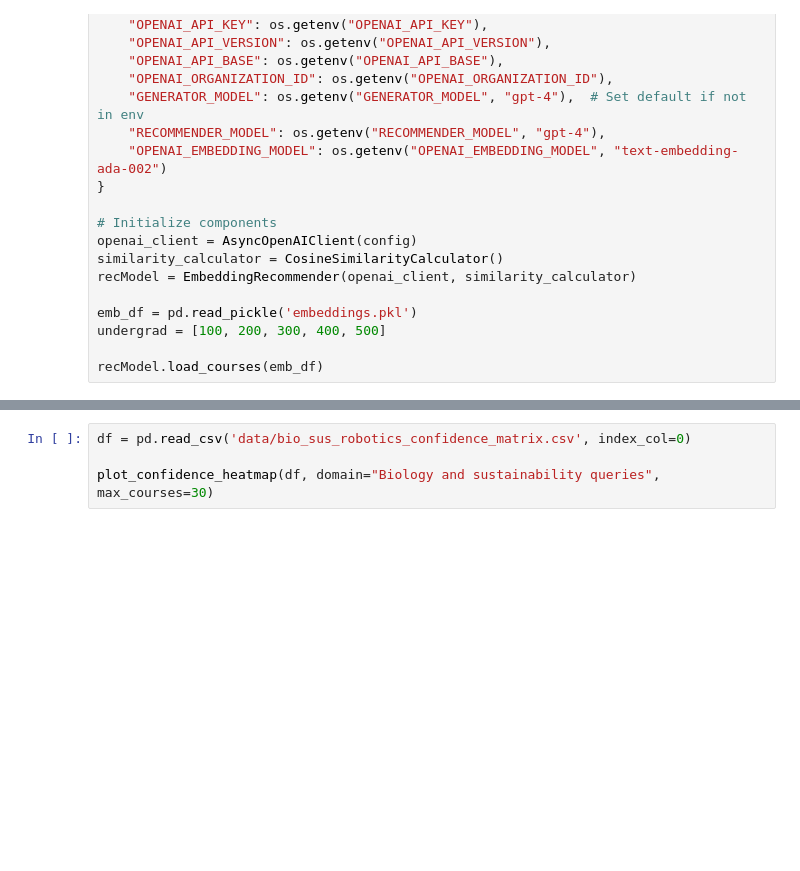
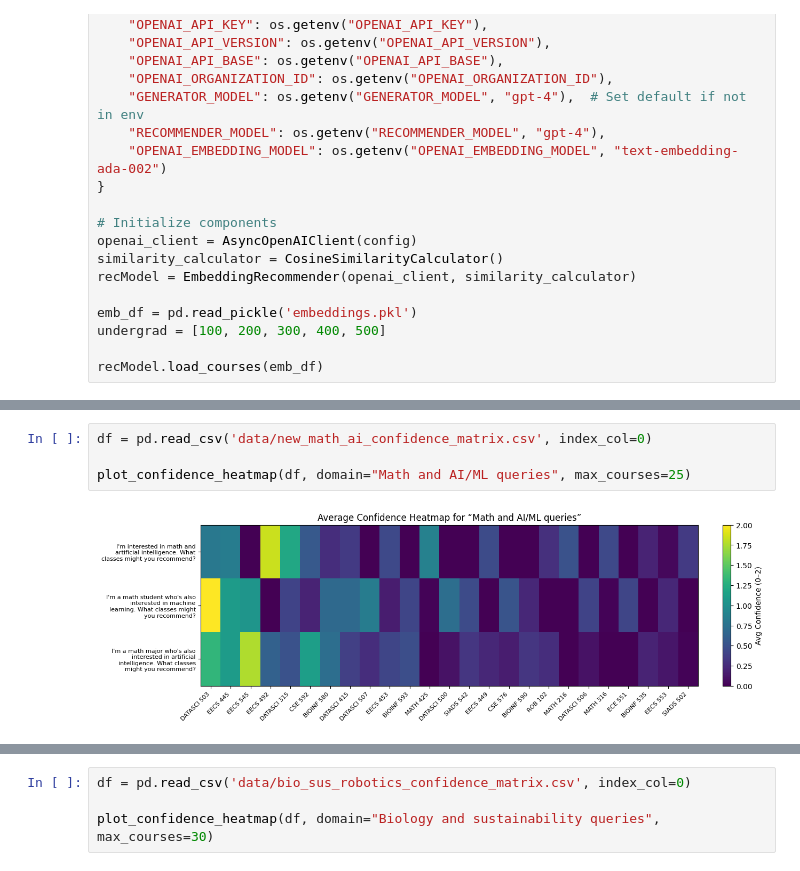
Before and after one commit to hughvd/UM-CAI-Fellowship, a Jupyter notebook: recommender/confidenceTesting.ipynb, the cells around one changed output, grey strips where cells are left out. Saved outputs shown, nothing was run; the diff lists cells and outputs as text; blank space fills up the shorter version.

```diff
--- a/recommender/confidenceTesting.ipynb
+++ b/recommender/confidenceTesting.ipynb
@@ -66,0 +75,6 @@ for i, prompt in enumerate(prompts):
+# %%
+df = pd.read_csv('data/new_math_ai_confidence_matrix.csv', index_col=0)
+
+plot_confidence_heatmap(df, domain="Math and AI/ML queries", max_courses=25)
+# %% [output]
+[figure, added]
```
Also changed, not shown: parts of 5 cells of this notebook, 3 other files.
